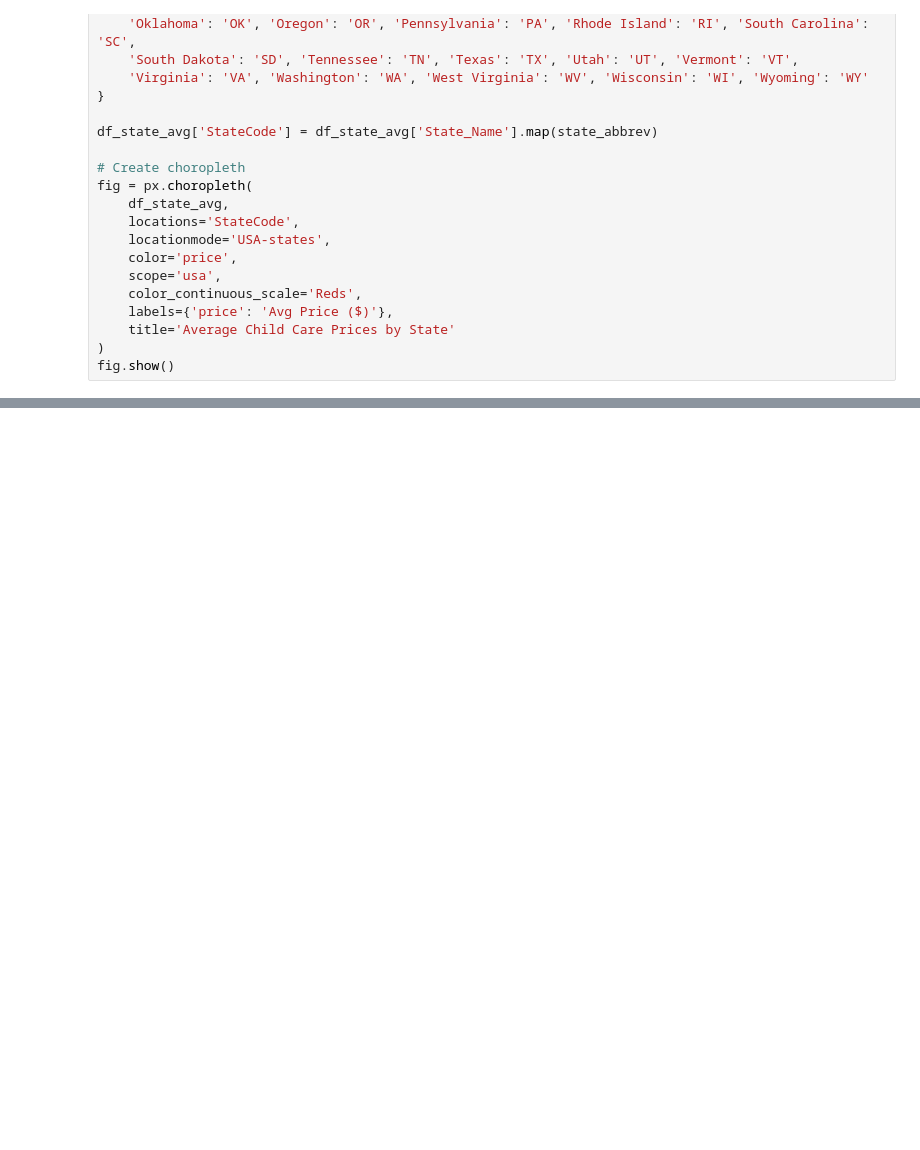
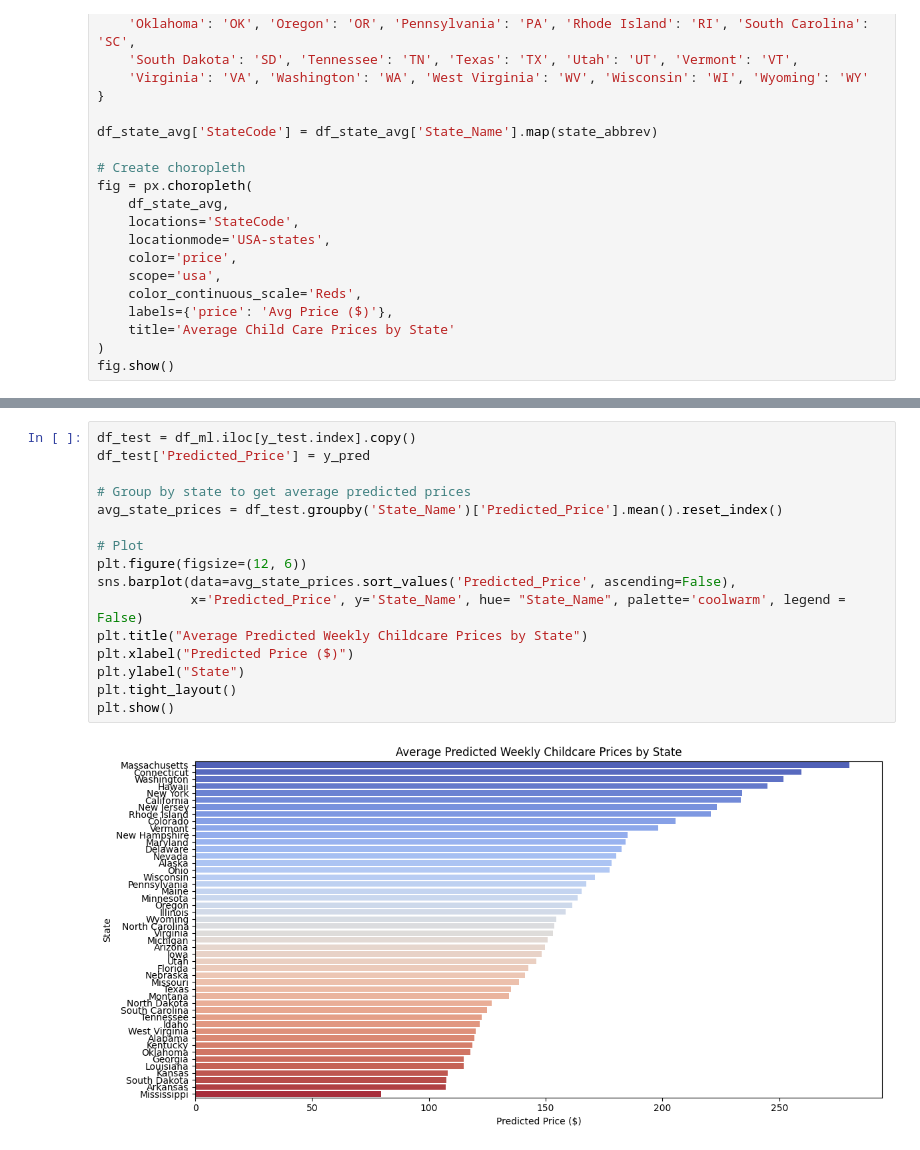
Before and after one commit to ceradrake/Capstone-Project, a Jupyter notebook: capstonemachinelearning.ipynb, the cells around one changed output, grey strips where cells are left out. Saved outputs shown, nothing was run; the diff lists cells and outputs as text; blank space fills up the shorter version.

```diff
--- a/capstonemachinelearning.ipynb
+++ b/capstonemachinelearning.ipynb
@@ -315,0 +330,18 @@ fig.show()
+# %%
+df_test = df_ml.iloc[y_test.index].copy()
+df_test['Predicted_Price'] = y_pred
+
+# Group by state to get average predicted prices
+avg_state_prices = df_test.groupby('State_Name')['Predicted_Price'].mean().reset_index()
+
+# Plot
+plt.figure(figsize=(12, 6))
+sns.barplot(data=avg_state_prices.sort_values('Predicted_Price', ascending=False),
+            x='Predicted_Price', y='State_Name', hue= "State_Name", palette='coolwarm', legend = False)
+plt.title("Average Predicted Weekly Childcare Prices by State")
+plt.xlabel("Predicted Price ($)")
+plt.ylabel("State")
+plt.tight_layout()
+plt.show()
+# %% [output]
+[figure, added]
```
Also changed, not shown: parts of 1 cell of this notebook.
